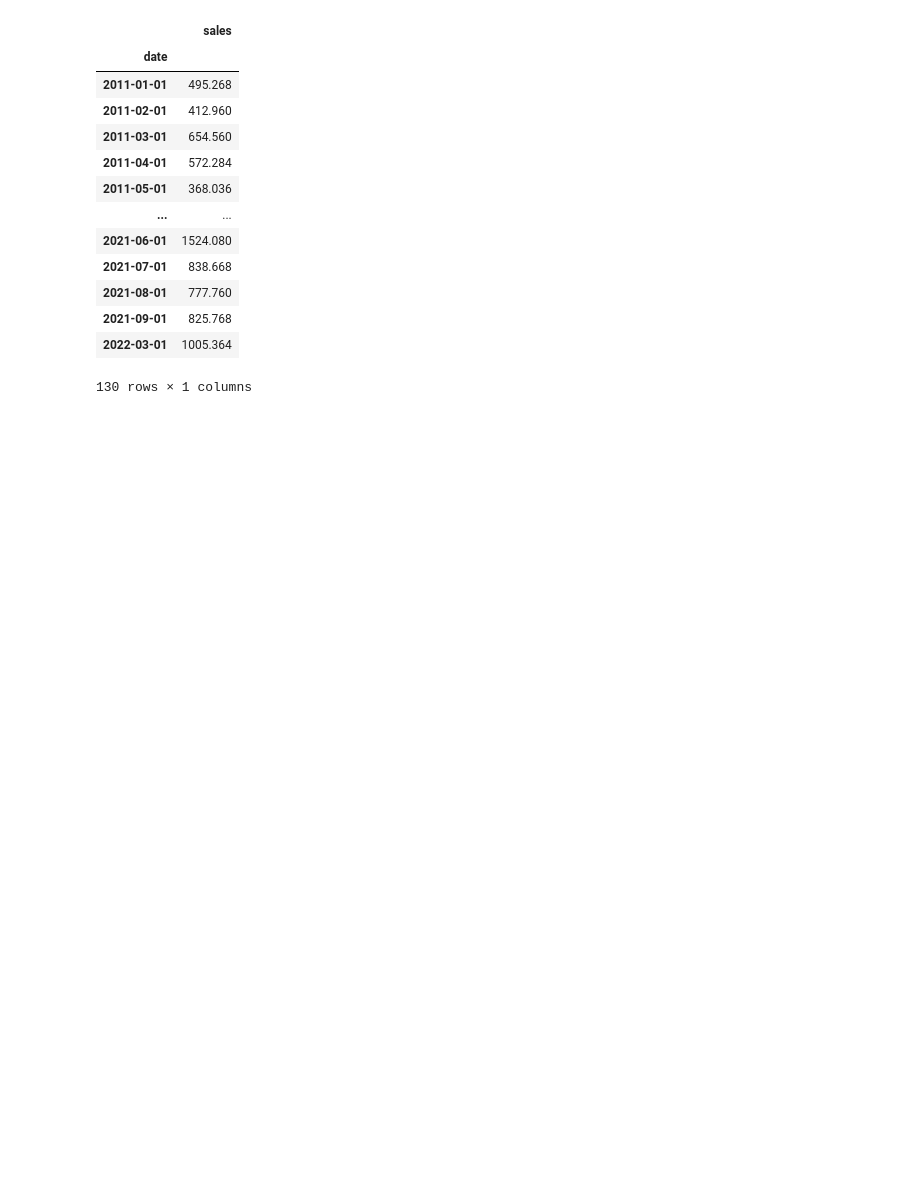
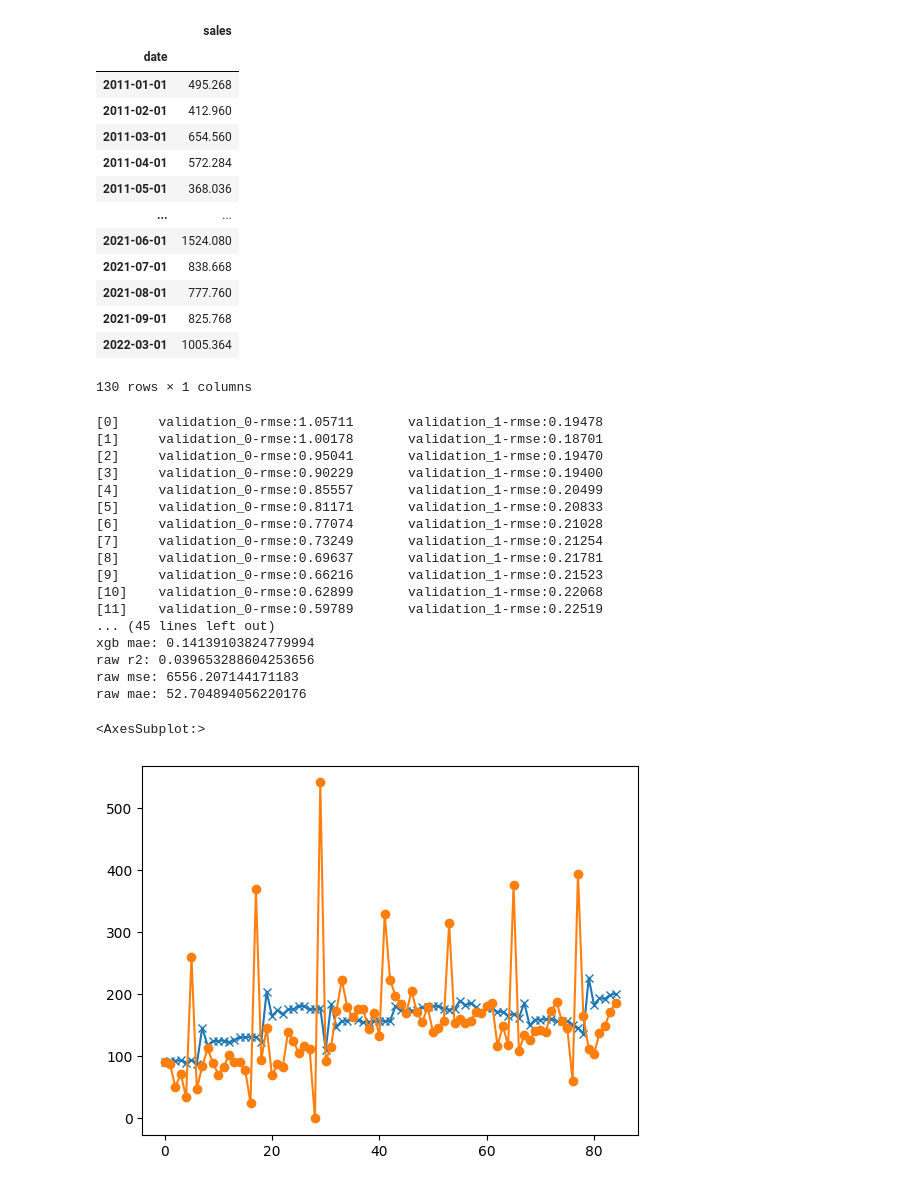
Before and after one commit to upcerbin/nmmcm3, a Jupyter notebook: A5.ipynb, the cells around one changed output. Saved outputs shown, nothing was run; the diff lists cells and outputs as text; code cells hidden in the pictures; blank space fills up the shorter version.

```diff
--- a/A5.ipynb
+++ b/A5.ipynb
@@ -85,7 +81,7 @@ from pmdarima import auto_arima
 from sklearn.model_selection import train_test_split
 import xgboost as xgb
 
-file_path = './source_data/A4backup.xlsx'
+file_path = './source_data/A5.xlsx'
 raw_data = pd.read_excel(file_path)
 raw_data.columns = ['date1','id1','id2','sales','values']
 raw_data['date']=pd.to_datetime(raw_data['date1'],format="%Y%m")
@@ -136,32 +132,52 @@ def train_xgboost(data,in_windows,out_windows,train_num):
     for i in test_pred :
         res.append(i[0])
     return res
 
 def inverse_difference(start,data):
     l =  [start]
     s = start
     for i in data:
         s+=i
         l.append(s)
     return pd.DataFrame(l)
 
 
-in_window_size,out_window_size = 4,4
+in_window_size,out_window_size = 5,3
 input_data = diff_data[0:]
 data_predict = train_xgboost(input_data[0],in_window_size,out_window_size,train_num=80)
 
 data_true = input_data[in_window_size+out_window_size-1:]
 
 
 inverse_predict =  inverse_difference(input_data[:in_window_size].sum().values[0]+data['sales'][0],data_predict)
 inverse_predict = inverse_predict.apply(np.expm1)
 
 inverse_true  = inverse_difference(input_data[:in_window_size].sum().values[0]+data['sales'][0],data_true[0])
 inverse_true = inverse_true.apply(np.expm1)
 
 print("raw r2:",r2_score(inverse_true[0],inverse_predict[0]))
 print("raw mse:",mean_squared_error(inverse_true[0],inverse_predict[0]))
-print("raw mase:",mean_absolute_error(inverse_true[0],inverse_predict[0]))
+print("raw mae:",mean_absolute_error(inverse_true[0],inverse_predict[0]))
 
 inverse_predict[0].plot(marker='x')
 inverse_true[0].plot(marker='o')
+# %% [output]
+[0]     validation_0-rmse:1.05711       validation_1-rmse:0.19478
+[1]     validation_0-rmse:1.00178       validation_1-rmse:0.18701
+[2]     validation_0-rmse:0.95041       validation_1-rmse:0.19470
+[3]     validation_0-rmse:0.90229       validation_1-rmse:0.19400
+[4]     validation_0-rmse:0.85557       validation_1-rmse:0.20499
+[5]     validation_0-rmse:0.81171       validation_1-rmse:0.20833
+[6]     validation_0-rmse:0.77074       validation_1-rmse:0.21028
+[7]     validation_0-rmse:0.73249       validation_1-rmse:0.21254
+[8]     validation_0-rmse:0.69637       validation_1-rmse:0.21781
+[9]     validation_0-rmse:0.66216       validation_1-rmse:0.21523
+[10]    validation_0-rmse:0.62899       validation_1-rmse:0.22068
+[11]    validation_0-rmse:0.59789       validation_1-rmse:0.22519
+... (45 lines left out)
+xgb mae: 0.14139103824779994
+raw r2: 0.039653288604253656
+raw mse: 6556.207144171183
+raw mae: 52.704894056220176
+<AxesSubplot:>
+[figure, added]
```
Also changed, not shown: parts of 8 cells of this notebook, 2 other files.
